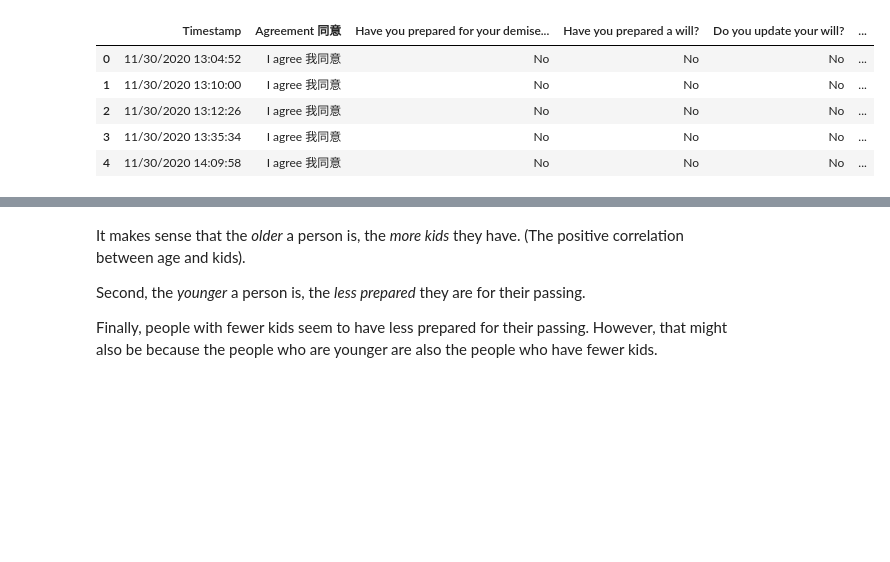
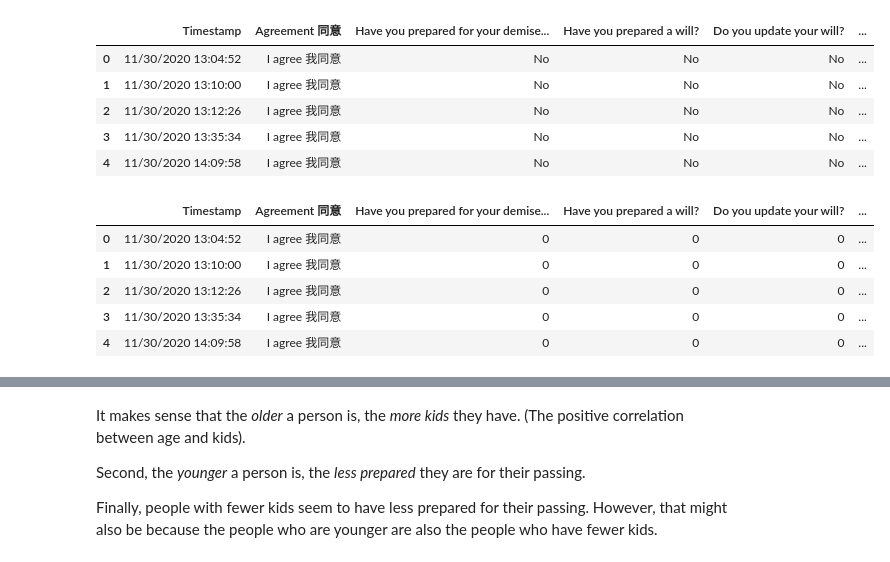
Before and after one commit to Inventrohyder/death-app, a Jupyter notebook: Analysis.ipynb, the cells around one changed output, grey strips where cells are left out. Cells and saved outputs as stored; diff of their text form; code cells hidden in the pictures; blank space fills up the shorter version.

```diff
--- a/Analysis.ipynb
+++ b/Analysis.ipynb
@@ -35,6 +35,35 @@ df.head()
 | 2 | 11/30/2020 13:12:26 | I agree 我同意 | No | No | No | ... |
 | 3 | 11/30/2020 13:35:34 | I agree 我同意 | No | No | No | ... |
 | 4 | 11/30/2020 14:09:58 | I agree 我同意 | No | No | No | ... |
+# %%
+yes_no_columns = [
+                  'Have you prepared for your demise or when an accident occurs?',
+                  'Have you prepared a will?',
+                  'Do you update your will?',
+                  'Do you have your convenient records of these ready? [ your assets]',
+                  'Do you have your convenient records of these ready? [your bank accounts info]',
+                  'Do you have your convenient records of these ready? [social media accounts]',
+                  'Have you lost a loved one recently?',
+                  'Was it an expected death?',
+                  'Did they leave a will?',
+                  'If so, was it easy to find?',
+                  'Did they leave messages — for you and other loved ones?',
+                  'If so, was it easy to have access?',
+                  'Did they leave you relevant account information (social media, bank)?'
+]
+
+for column in yes_no_columns:
+  df[column] = df[column].apply(lambda x: x.lower() if type(x) is str else x)
+  df[column] = df[column].map({'yes':1,'no':0, 'some': 2, 'somewhat': 2, 'not sure': 3})
+
+df.head()
+# %% [output]
+|  | Timestamp | Agreement 同意 | Have you prepared for your demise... | Have you prepared a will? | Do you update your will? | ... |
+| 0 | 11/30/2020 13:04:52 | I agree 我同意 | 0 | 0 | 0 | ... |
+| 1 | 11/30/2020 13:10:00 | I agree 我同意 | 0 | 0 | 0 | ... |
+| 2 | 11/30/2020 13:12:26 | I agree 我同意 | 0 | 0 | 0 | ... |
+| 3 | 11/30/2020 13:35:34 | I agree 我同意 | 0 | 0 | 0 | ... |
+| 4 | 11/30/2020 14:09:58 | I agree 我同意 | 0 | 0 | 0 | ... |
 # %%
 # Create correlation matrix
 import matplotlib.pyplot as plt
```
Also changed, not shown: parts of 2 cells of this notebook.
